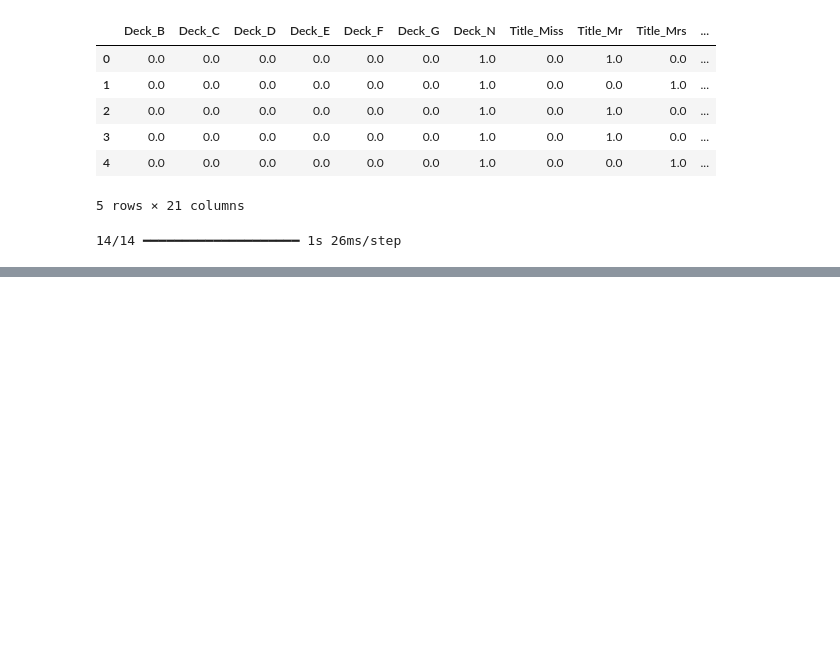
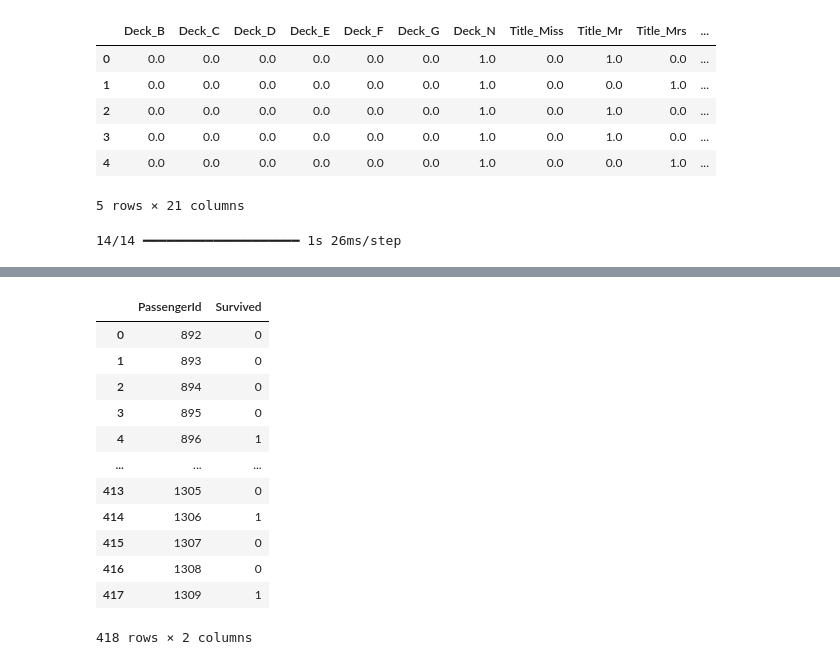
Before and after one commit to KamcioRamcio/ML, a Jupyter notebook: kaggle_comp/titanic_k.ipynb, the cells around one changed output, grey strips where cells are left out. Cells and saved outputs as stored; diff of their text form; code cells hidden in the pictures; blank space fills up the shorter version.

```diff
--- a/kaggle_comp/titanic_k.ipynb
+++ b/kaggle_comp/titanic_k.ipynb
@@ -854,0 +1035,56 @@ submission.to_csv('titanic_nn_predictions.csv', index=False)
+# %%
+from sklearn.metrics import precision_score, accuracy_score, f1_score, recall_score
+
+
+def submission(train_df, test_df):
+    combined = pd.concat([train_df.drop('Survived', axis=1), test_df], axis=0)
+    FeatureEngineer().fit(combined)
+
+    # pipeline = build_pipeline()
+    X_train, y_train = prepare_data(train_df)
+
+    rf_pipeline = build_pipeline(model_type='rf')
+
+    # xgb_pipeline = build_pipeline(model_type='xgb')
+
+    rf_pipeline.fit(X_train, y_train)
+
+    # y_val_preds = xgb_pipeline.predict(X_val)
+    #
+    # accuracy = accuracy_score(y_val, y_val_preds)
+    # precision = precision_score(y_val, y_val_preds)
+    # recall = recall_score(y_val, y_val_preds)
+    # f1 = f1_score(y_val, y_val_preds)
+
+    test_preds = rf_pipeline.predict(test_df)
+
+    submission_df = pd.DataFrame({
+        'PassengerId': test_df['PassengerId'],
+        'Survived': test_preds
+
+    })
+    submission_df.to_csv('submission_t.csv', index=False)
+
+    return submission_df
+    # return {
+    #     "acc": accuracy,
+    #     "precision": precision,
+    #     "recall": recall,
+    #     "f1": f1
+    # }
+# %%
+submission(train_df=df_train, test_df=df_test)
+# %% [output]
+|  | PassengerId | Survived |
+| 0 | 892 | 0 |
+| 1 | 893 | 0 |
+| 2 | 894 | 0 |
+| 3 | 895 | 0 |
+| 4 | 896 | 1 |
+| ... | ... | ... |
+| 413 | 1305 | 0 |
+| 414 | 1306 | 1 |
+| 415 | 1307 | 0 |
+| 416 | 1308 | 0 |
+| 417 | 1309 | 1 |
+418 rows × 2 columns
```
Also changed, not shown: parts of 12 cells of this notebook, 3 other files.
